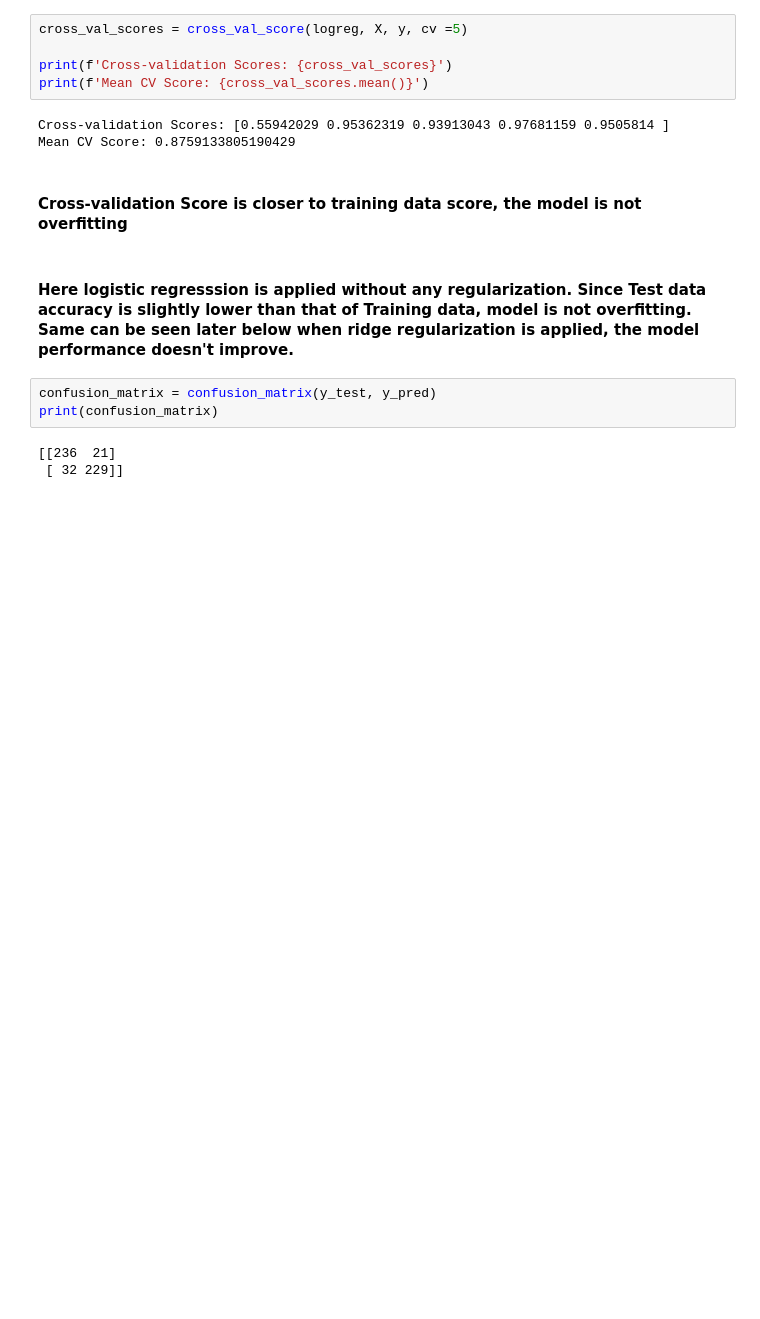
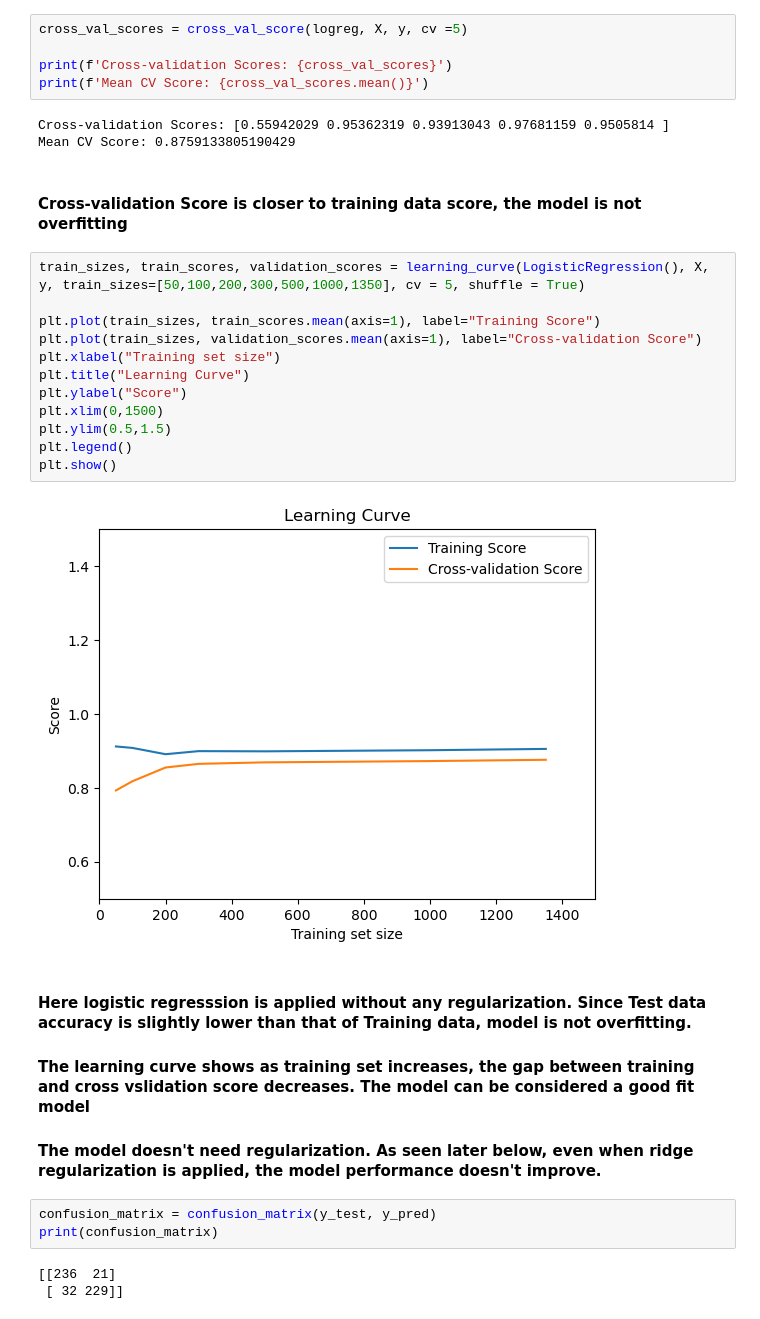
Before and after one commit to AnkitaChavan119/Data-Science-Portfolio, a Jupyter notebook: Machine Learning Projects/HR_Attrition.ipynb, the cells around one changed output. Cells and saved outputs as stored; diff of their text form; blank space fills up the shorter version.

```diff
--- a/Machine Learning Projects/HR_Attrition.ipynb
+++ b/Machine Learning Projects/HR_Attrition.ipynb
@@ -404,8 +404,26 @@ Cross-validation Scores: [0.55942029 0.95362319 0.93913043 0.97681159 0.9505814
 Mean CV Score: 0.8759133805190429
 # %% [markdown]
 #### Cross-validation Score is closer to training data score, the model is not overfitting
+# %%
+train_sizes, train_scores, validation_scores = learning_curve(LogisticRegression(), X, y, train_sizes=[50,100,200,300,500,1000,1350], cv = 5, shuffle = True)
+
+plt.plot(train_sizes, train_scores.mean(axis=1), label="Training Score")
+plt.plot(train_sizes, validation_scores.mean(axis=1), label="Cross-validation Score")
+plt.xlabel("Training set size")
+plt.title("Learning Curve")
+plt.ylabel("Score")
+plt.xlim(0,1500)
+plt.ylim(0.5,1.5)
+plt.legend()
+plt.show()
+# %% [output]
+[figure, added]
 # %% [markdown]
-#### Here logistic regresssion is applied without any regularization. Since Test data accuracy is slightly lower than that of Training data, model is not overfitting. Same can be seen later below when ridge regularization is applied, the model performance doesn't improve.
+#### Here logistic regresssion is applied without any regularization. Since Test data accuracy is slightly lower than that of Training data, model is not overfitting.
+
+#### The learning curve shows as training set increases, the gap between training and cross vslidation score decreases. The model can be considered a good fit model
+
+#### The model doesn't need regularization. As seen later below, even when ridge regularization is applied, the model performance doesn't improve.
 # %%
 confusion_matrix = confusion_matrix(y_test, y_pred)
 print(confusion_matrix)
```
Also changed, not shown: parts of 2 cells of this notebook.
